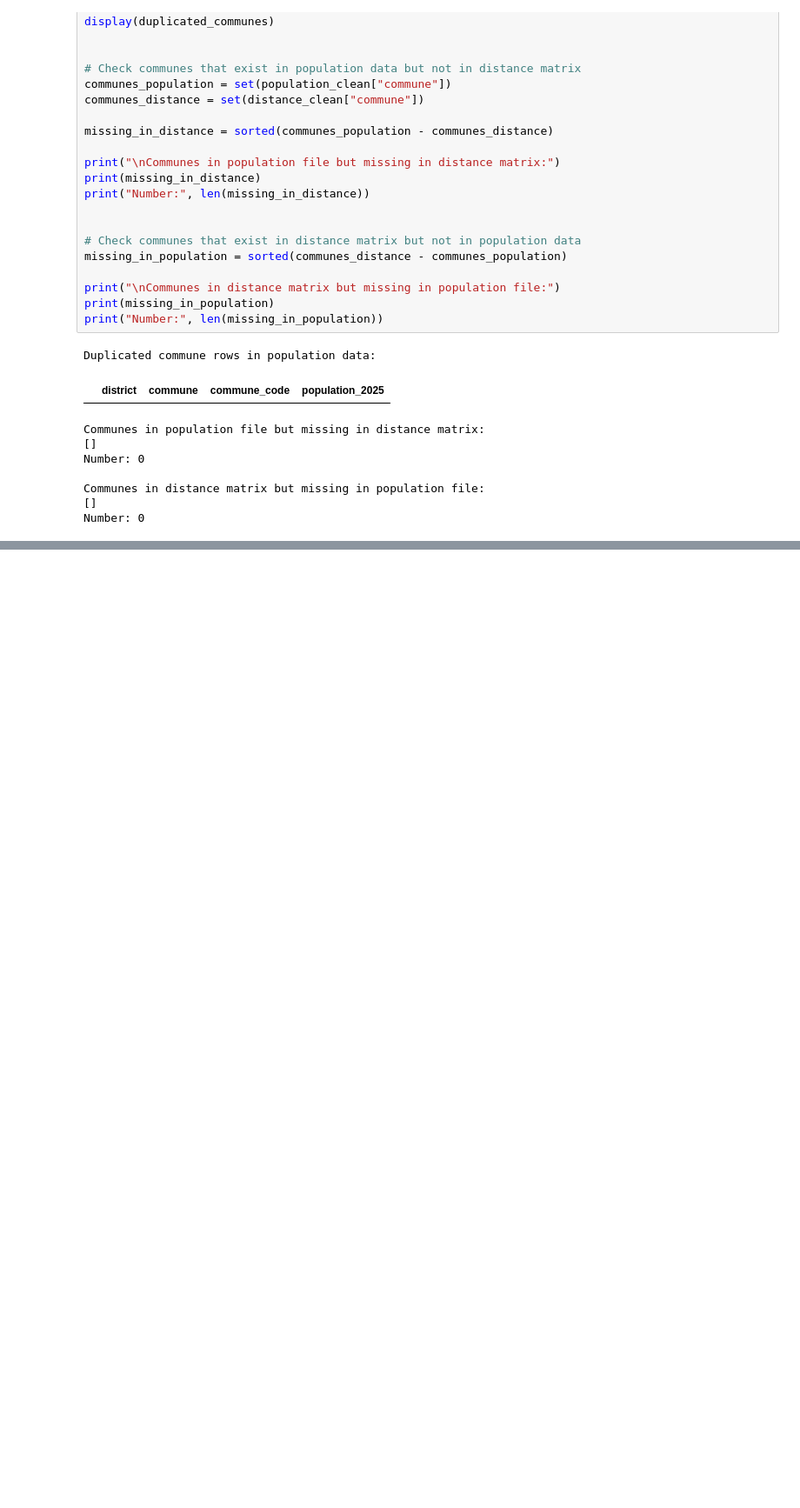
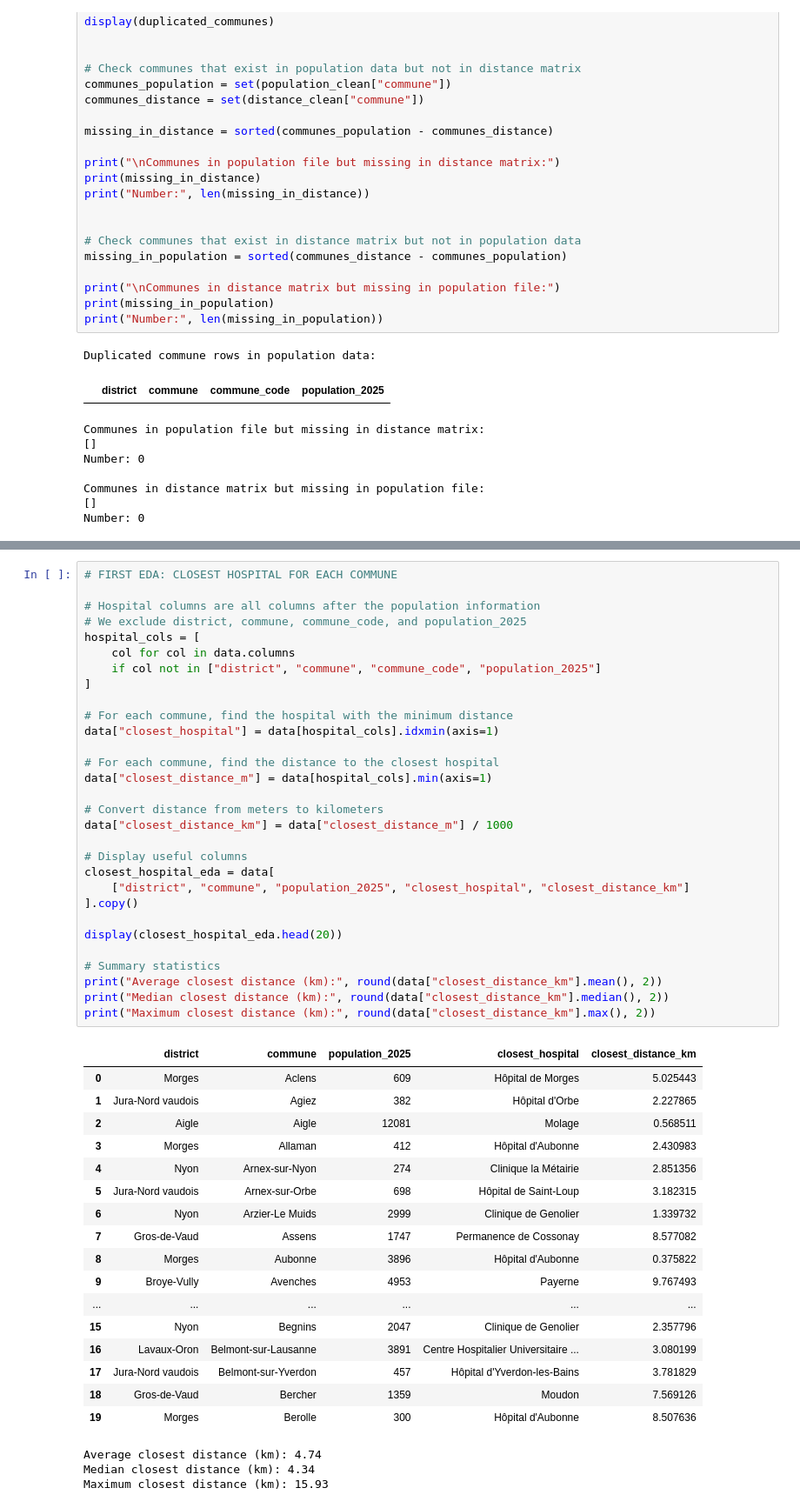
Before and after one commit to Trickwillfrit/Sustainable-logistics, a Jupyter notebook: Logistics.ipynb, the cells around one changed output, grey strips where cells are left out. Shown at 87% size. Drawn from its saved outputs; the diff is of its cells as text; blank space fills up the shorter version.

```diff
--- a/Logistics.ipynb
+++ b/Logistics.ipynb
@@ -222,0 +281,51 @@ Number: 0
+# %%
+# FIRST EDA: CLOSEST HOSPITAL FOR EACH COMMUNE
+
+# Hospital columns are all columns after the population information
+# We exclude district, commune, commune_code, and population_2025
+hospital_cols = [
+    col for col in data.columns
+    if col not in ["district", "commune", "commune_code", "population_2025"]
+]
+
+# For each commune, find the hospital with the minimum distance
+data["closest_hospital"] = data[hospital_cols].idxmin(axis=1)
+
+# For each commune, find the distance to the closest hospital
+data["closest_distance_m"] = data[hospital_cols].min(axis=1)
+
+# Convert distance from meters to kilometers
+data["closest_distance_km"] = data["closest_distance_m"] / 1000
+
+# Display useful columns
+closest_hospital_eda = data[
+    ["district", "commune", "population_2025", "closest_hospital", "closest_distance_km"]
+].copy()
+
+display(closest_hospital_eda.head(20))
+
+# Summary statistics
+print("Average closest distance (km):", round(data["closest_distance_km"].mean(), 2))
+print("Median closest distance (km):", round(data["closest_distance_km"].median(), 2))
+print("Maximum closest distance (km):", round(data["closest_distance_km"].max(), 2))
+# %% [output]
+|  | district | commune | population_2025 | closest_hospital | closest_distance_km |
+| 0 | Morges | Aclens | 609 | Hôpital de Morges | 5.025443 |
+| 1 | Jura-Nord vaudois | Agiez | 382 | Hôpital d'Orbe | 2.227865 |
+| 2 | Aigle | Aigle | 12081 | Molage | 0.568511 |
+| 3 | Morges | Allaman | 412 | Hôpital d'Aubonne | 2.430983 |
+| 4 | Nyon | Arnex-sur-Nyon | 274 | Clinique la Métairie | 2.851356 |
+| 5 | Jura-Nord vaudois | Arnex-sur-Orbe | 698 | Hôpital de Saint-Loup | 3.182315 |
+| 6 | Nyon | Arzier-Le Muids | 2999 | Clinique de Genolier | 1.339732 |
+| 7 | Gros-de-Vaud | Assens | 1747 | Permanence de Cossonay | 8.577082 |
+| 8 | Morges | Aubonne | 3896 | Hôpital d'Aubonne | 0.375822 |
+| 9 | Broye-Vully | Avenches | 4953 | Payerne | 9.767493 |
+| ... | ... | ... | ... | ... | ... |
+| 15 | Nyon | Begnins | 2047 | Clinique de Genolier | 2.357796 |
+| 16 | Lavaux-Oron | Belmont-sur-Lausanne | 3891 | Centre Hospitalier Universitaire ... | 3.080199 |
+| 17 | Jura-Nord vaudois | Belmont-sur-Yverdon | 457 | Hôpital d'Yverdon-les-Bains | 3.781829 |
+| 18 | Gros-de-Vaud | Bercher | 1359 | Moudon | 7.569126 |
+| 19 | Morges | Berolle | 300 | Hôpital d'Aubonne | 8.507636 |
+Average closest distance (km): 4.74
+Median closest distance (km): 4.34
+Maximum closest distance (km): 15.93
```
Also changed, not shown: parts of 7 cells of this notebook.
